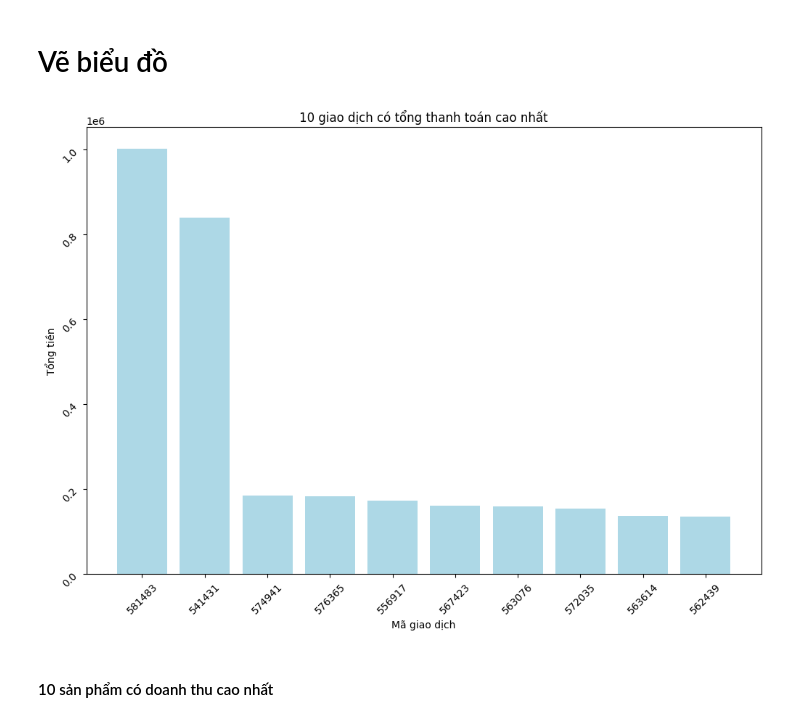
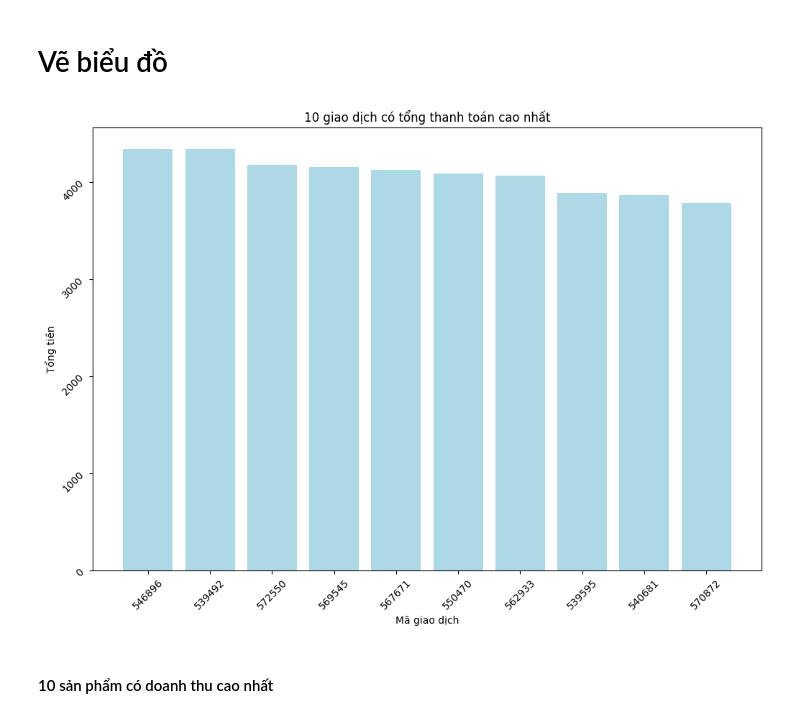
Before and after one commit to n0aHVN/Uni_DataMining_Final, a Jupyter notebook: Code.ipynb, the cells around one changed output. Drawn from its saved outputs; the diff is of its cells as text; code cells hidden in the pictures.

```diff
--- a/Code.ipynb
+++ b/Code.ipynb
@@ -38,7 +39,7 @@ Tác giả: Gabriel Ramos
 # %% [markdown]
 This is a sales transaction data set of UK-based e-commerce (online retail) for one year. This London-based shop has been selling gifts and homewares for adults and children through the website since 2007. Their customers come from all over the world and usually make direct purchases for themselves. There are also small businesses that buy in bulk and sell to other customers through retail outlet channels.
 # %%
-data = pd.read_csv("SalesTransaction.csv")
+data = pd.read_csv("./data/SalesTransaction.csv")
 # %%
 #data = data.head(10000)
 # %% [markdown]
@@ -301,0 +346,7 @@ sb.boxplot(x='TotalQuantity',data=customer_quantity_price,showfliers = False)
+# %%
+Q1_TotalMoney = transaction_quantity_money.TotalMoney.quantile(0.25)
+Q3_TotalMoney = transaction_quantity_money.TotalMoney.quantile(0.75)
+IQR_TotalMoney = Q3_TotalMoney - Q1_TotalMoney
+print("Q1_TotalMoney: ",Q1_TotalMoney)
+print("Q3_TotalMoney: ",Q3_TotalMoney)
+print("IQR_TotalMoney: ",IQR_TotalMoney)
@@ -301,0 +357,6 @@ sb.boxplot(x='TotalQuantity',data=customer_quantity_price,showfliers = False)
+# %%
+transaction_quantity_money_outlier_statistic = transaction_quantity_money.loc[(transaction_quantity_money["TotalQuantity"] < Q1_TotalQuantity-1.5*IQR_TotalQuantity) | (transaction_quantity_money["TotalQuantity"] > Q3_TotalQuantity+1.5*IQR_TotalQuantity)].sort_values(by="TotalQuantity",ascending=False)
+transaction_quantity_money_outlier_statistic.append(transaction_quantity_money.loc[(transaction_quantity_money["TotalMoney"] < Q1_TotalMoney-1.5*IQR_TotalMoney) | (transaction_quantity_money["TotalMoney"] > Q3_TotalMoney+1.5*IQR_TotalMoney)].sort_values(by="TotalMoney",ascending=False))
+print("Tổng số outlier: ",len(transaction_quantity_money_outlier_statistic))
+
+transaction_quantity_money.to_csv("./data/transaction_quantity_money_outlier_statistic.csv",index=False)
@@ -301,0 +377,2 @@ sb.boxplot(x='TotalQuantity',data=customer_quantity_price,showfliers = False)
+# %%
+transaction_quantity_money = transaction_quantity_money.loc[~transaction_quantity_money['TransactionNo'].isin(transaction_quantity_money_outlier_statistic.TransactionNo)]
@@ -302,40 +381,20 @@ sb.boxplot(x='TotalQuantity',data=customer_quantity_price,showfliers = False)
 # %% [markdown]
 # Vẽ biểu đồ
 # %%
-# Variable to Store Data
-listTransaction = data['TransactionNo'].unique()
-listTotalMoney = []
-
-# Loop for Store Data
-for i in listTransaction:
-    totalMoney = data['TotalMoney'].loc[data['TransactionNo'] == i].sum()
-    listTotalMoney.append(totalMoney)
-
-# Dictionary for DataFrame
-dictTransaction = {
-    'TransactionNo' : listTransaction,
-    'TotalMoney' : listTotalMoney
-}
-
-# Adjust DataFrame
-dfTransaction = pd.DataFrame(dictTransaction)
-dfTransaction = dfTransaction.sort_values('TotalMoney',ascending=False).head(10)
-dfTransaction = dfTransaction.reset_index(drop=True)
-
-# dfTransaction.to_csv('dfTransaction.csv')
-# dfTransaction = pd.read_csv("dfTransaction.csv")
+input = transaction_quantity_money.sort_values('TotalMoney',ascending=False).head(10)
+input = input.reset_index(drop=True)
 
 # Create Figure
 plt.figure(figsize = (12,8))
-plt.bar(data = dfTransaction, x = 'TransactionNo',height = 'TotalMoney', color = 'lightblue')
+plt.bar(input.TransactionNo.astype(str),input.TotalMoney, color = 'lightblue')
 plt.title('10 giao dịch có tổng thanh toán cao nhất')
 plt.yticks(rotation = 45)
 plt.xticks(rotation = 45)
 plt.xlabel('Mã giao dịch')
 plt.ylabel('Tổng tiền')
 plt.show()
 # %% [output]
-[figure, old version]
+[figure, new version]
 # %% [markdown]
 #### 10 sản phẩm có doanh thu cao nhất
 # %%
```
Also changed, not shown: parts of 35 cells of this notebook, 8 other files.
